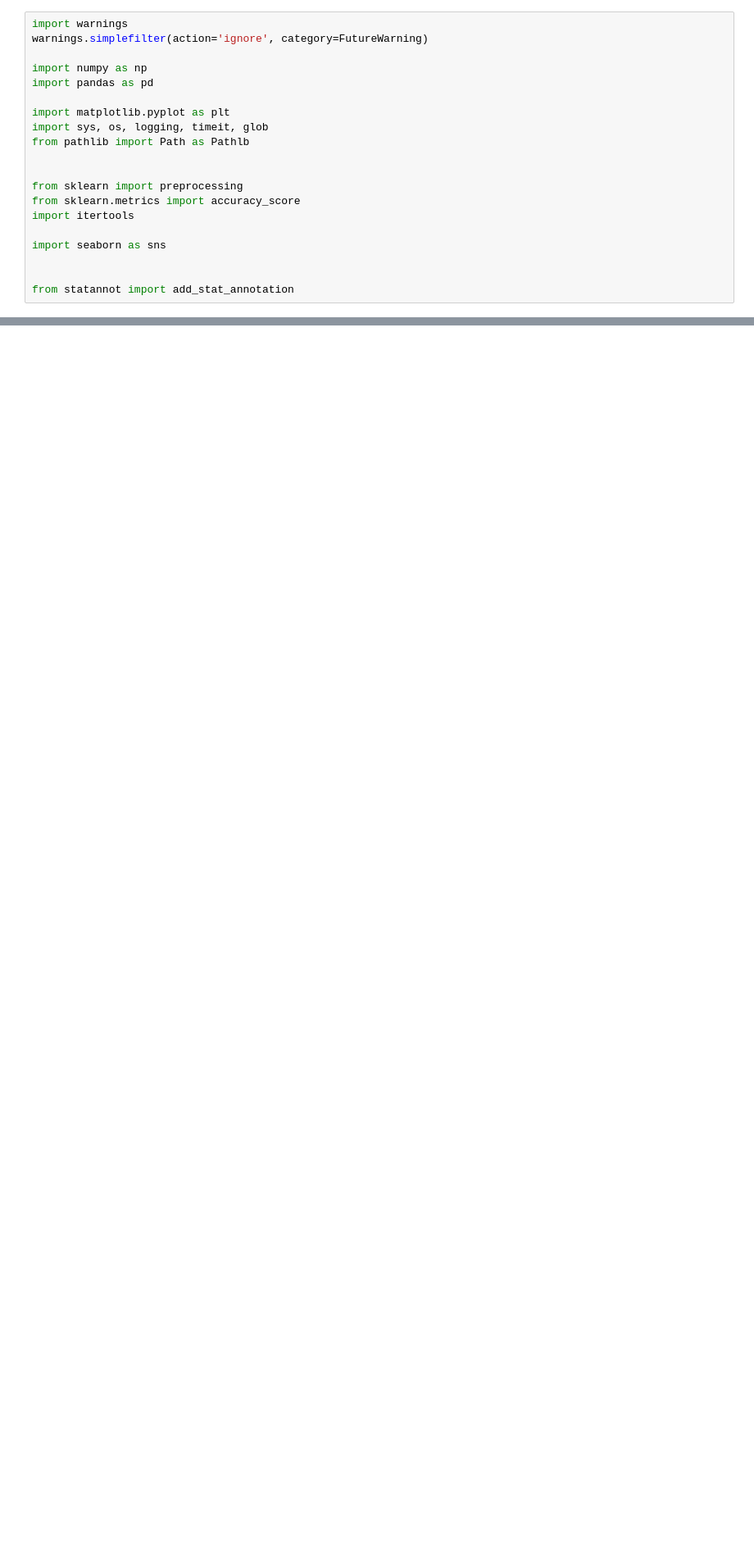
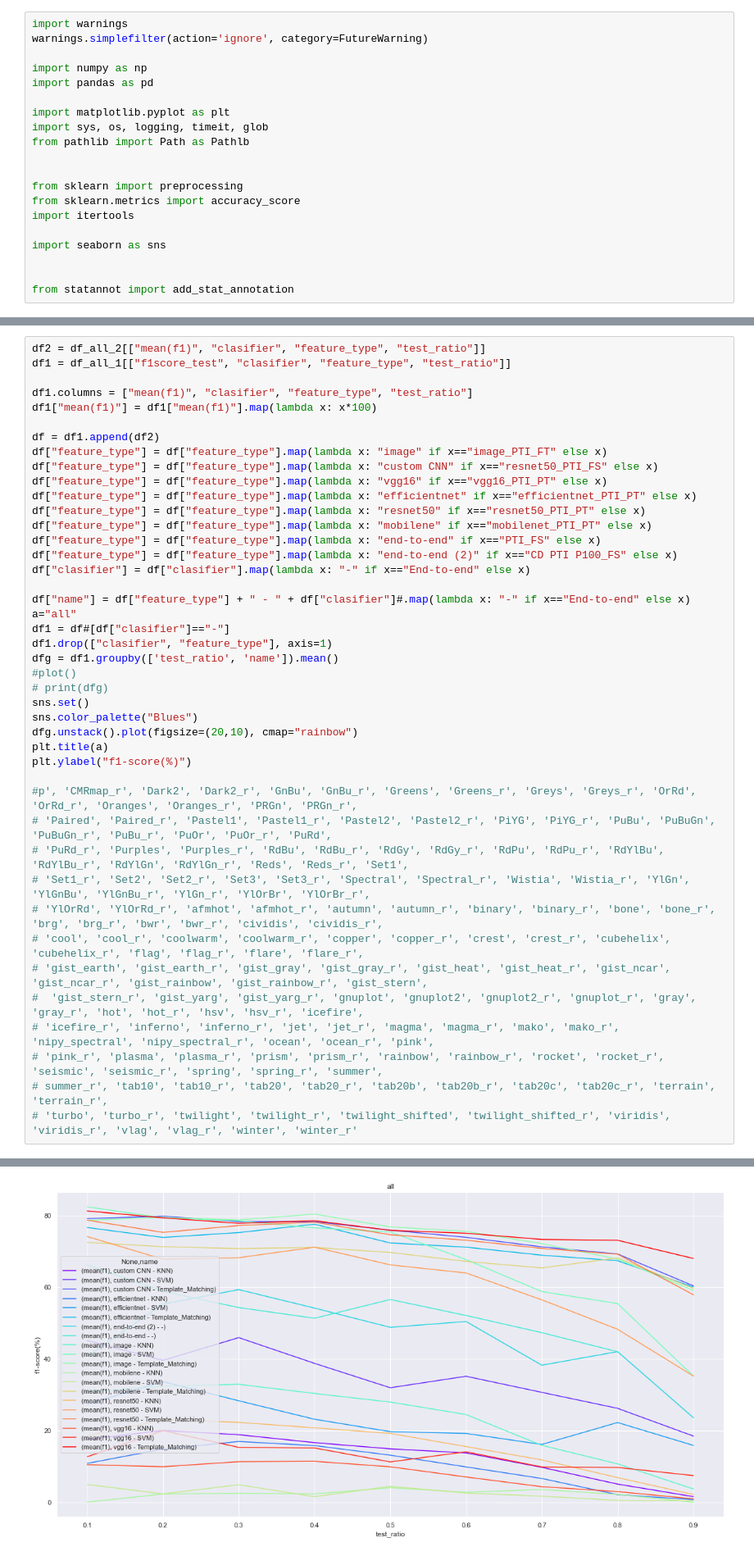
Before and after one commit to SKazemii/master-project, a Jupyter notebook: Codes/noteBook.ipynb, the cells around one changed output, grey strips where cells are left out. Shown at 82% size. Drawn from its saved outputs; the diff is of its cells as text; blank space fills up the shorter version.

```diff
--- a/Codes/noteBook.ipynb
+++ b/Codes/noteBook.ipynb
@@ -20,0 +135,44 @@ from statannot import add_stat_annotation
+# %%
+df2 = df_all_2[["mean(f1)", "clasifier", "feature_type", "test_ratio"]]
+df1 = df_all_1[["f1score_test", "clasifier", "feature_type", "test_ratio"]]
+
+df1.columns = ["mean(f1)", "clasifier", "feature_type", "test_ratio"]
+df1["mean(f1)"] = df1["mean(f1)"].map(lambda x: x*100)
+
+df = df1.append(df2)
+df["feature_type"] = df["feature_type"].map(lambda x: "image" if x=="image_PTI_FT" else x)
+df["feature_type"] = df["feature_type"].map(lambda x: "custom CNN" if x=="resnet50_PTI_FS" else x)
+df["feature_type"] = df["feature_type"].map(lambda x: "vgg16" if x=="vgg16_PTI_PT" else x)
+df["feature_type"] = df["feature_type"].map(lambda x: "efficientnet" if x=="efficientnet_PTI_PT" else x)
+df["feature_type"] = df["feature_type"].map(lambda x: "resnet50" if x=="resnet50_PTI_PT" else x)
+df["feature_type"] = df["feature_type"].map(lambda x: "mobilene" if x=="mobilenet_PTI_PT" else x)
+df["feature_type"] = df["feature_type"].map(lambda x: "end-to-end" if x=="PTI_FS" else x)
+df["feature_type"] = df["feature_type"].map(lambda x: "end-to-end (2)" if x=="CD PTI P100_FS" else x)
+df["clasifier"] = df["clasifier"].map(lambda x: "-" if x=="End-to-end" else x)
+
+df["name"] = df["feature_type"] + " - " + df["clasifier"]#.map(lambda x: "-" if x=="End-to-end" else x)
+a="all"
+df1 = df#[df["clasifier"]=="-"]
+df1.drop(["clasifier", "feature_type"], axis=1)
+dfg = df1.groupby(['test_ratio', 'name']).mean()
+#plot()
+# print(dfg)
+sns.set()
+sns.color_palette("Blues")
+dfg.unstack().plot(figsize=(20,10), cmap="rainbow")
+plt.title(a)
+plt.ylabel("f1-score(%)")
+
+#p', 'CMRmap_r', 'Dark2', 'Dark2_r', 'GnBu', 'GnBu_r', 'Greens', 'Greens_r', 'Greys', 'Greys_r', 'OrRd', 'OrRd_r', 'Oranges', 'Oranges_r', 'PRGn', 'PRGn_r',
+# 'Paired', 'Paired_r', 'Pastel1', 'Pastel1_r', 'Pastel2', 'Pastel2_r', 'PiYG', 'PiYG_r', 'PuBu', 'PuBuGn', 'PuBuGn_r', 'PuBu_r', 'PuOr', 'PuOr_r', 'PuRd',
+# 'PuRd_r', 'Purples', 'Purples_r', 'RdBu', 'RdBu_r', 'RdGy', 'RdGy_r', 'RdPu', 'RdPu_r', 'RdYlBu', 'RdYlBu_r', 'RdYlGn', 'RdYlGn_r', 'Reds', 'Reds_r', 'Set1',
+# 'Set1_r', 'Set2', 'Set2_r', 'Set3', 'Set3_r', 'Spectral', 'Spectral_r', 'Wistia', 'Wistia_r', 'YlGn', 'YlGnBu', 'YlGnBu_r', 'YlGn_r', 'YlOrBr', 'YlOrBr_r',
+# 'YlOrRd', 'YlOrRd_r', 'afmhot', 'afmhot_r', 'autumn', 'autumn_r', 'binary', 'binary_r', 'bone', 'bone_r', 'brg', 'brg_r', 'bwr', 'bwr_r', 'cividis', 'cividis_r',
+# 'cool', 'cool_r', 'coolwarm', 'coolwarm_r', 'copper', 'copper_r', 'crest', 'crest_r', 'cubehelix', 'cubehelix_r', 'flag', 'flag_r', 'flare', 'flare_r',
+# 'gist_earth', 'gist_earth_r', 'gist_gray', 'gist_gray_r', 'gist_heat', 'gist_heat_r', 'gist_ncar', 'gist_ncar_r', 'gist_rainbow', 'gist_rainbow_r', 'gist_stern',
+#  'gist_stern_r', 'gist_yarg', 'gist_yarg_r', 'gnuplot', 'gnuplot2', 'gnuplot2_r', 'gnuplot_r', 'gray', 'gray_r', 'hot', 'hot_r', 'hsv', 'hsv_r', 'icefire',
+# 'icefire_r', 'inferno', 'inferno_r', 'jet', 'jet_r', 'magma', 'magma_r', 'mako', 'mako_r', 'nipy_spectral', 'nipy_spectral_r', 'ocean', 'ocean_r', 'pink',
+# 'pink_r', 'plasma', 'plasma_r', 'prism', 'prism_r', 'rainbow', 'rainbow_r', 'rocket', 'rocket_r', 'seismic', 'seismic_r', 'spring', 'spring_r', 'summer',
+# summer_r', 'tab10', 'tab10_r', 'tab20', 'tab20_r', 'tab20b', 'tab20b_r', 'tab20c', 'tab20c_r', 'terrain', 'terrain_r',
+# 'turbo', 'turbo_r', 'twilight', 'twilight_r', 'twilight_shifted', 'twilight_shifted_r', 'viridis', 'viridis_r', 'vlag', 'vlag_r', 'winter', 'winter_r'
+# %% [output]
@@ -20,0 +185 @@ from statannot import add_stat_annotation
+[figure, added]
```
Also changed, not shown: parts of 9 cells of this notebook.
